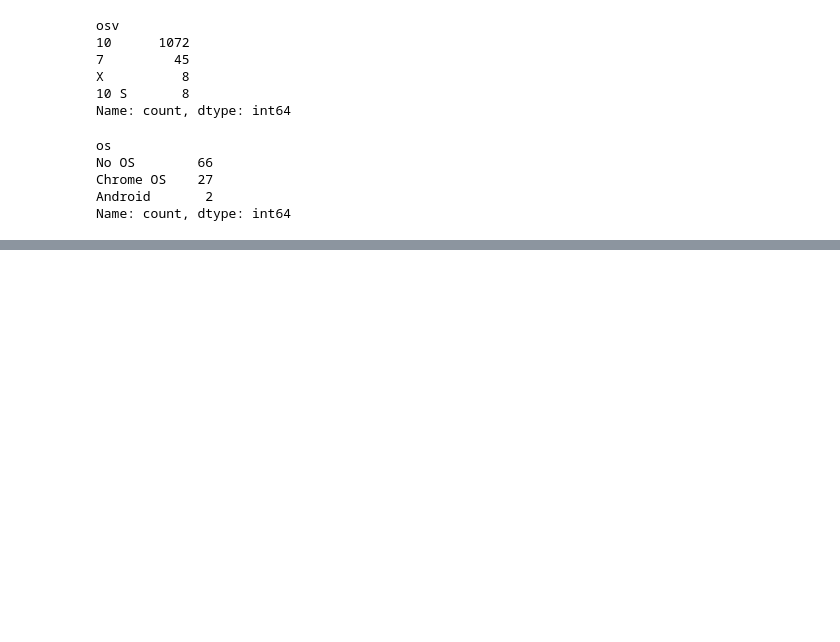
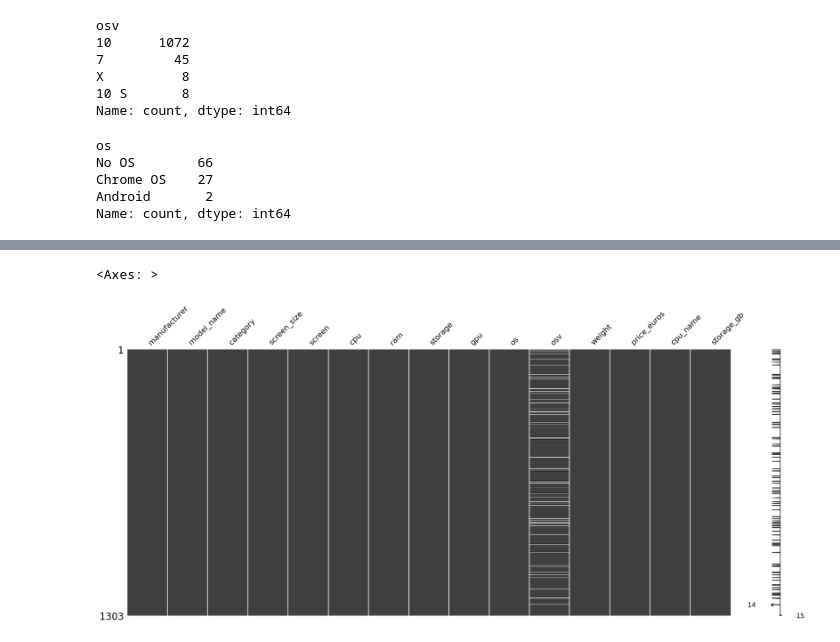
Before and after one commit to Aaditya-Singh0423/Machine-Learning, a Jupyter notebook: Pandas/Laptop_Project.ipynb, the cells around one changed output, grey strips where cells are left out. Drawn from its saved outputs; the diff is of its cells as text; code cells hidden in the pictures; blank space fills up the shorter version.

```diff
--- a/Pandas/Laptop_Project.ipynb
+++ b/Pandas/Laptop_Project.ipynb
@@ -559,3 +559,6 @@ No OS        66
 Chrome OS    27
 Android       2
 Name: count, dtype: int64
+# %%
+df["weight"]=df["weight"].str.replace("kg","").str.replace("s","").astype(float)      # Remove 'kg' and convert to float
+df["weight"].unique()
@@ -561,0 +782,5 @@ Name: count, dtype: int64
+# %%
+mno.matrix(df)
+# %% [output]
+<Axes: >
+[figure, added]
```
Also changed, not shown: parts of 25 cells of this notebook.
